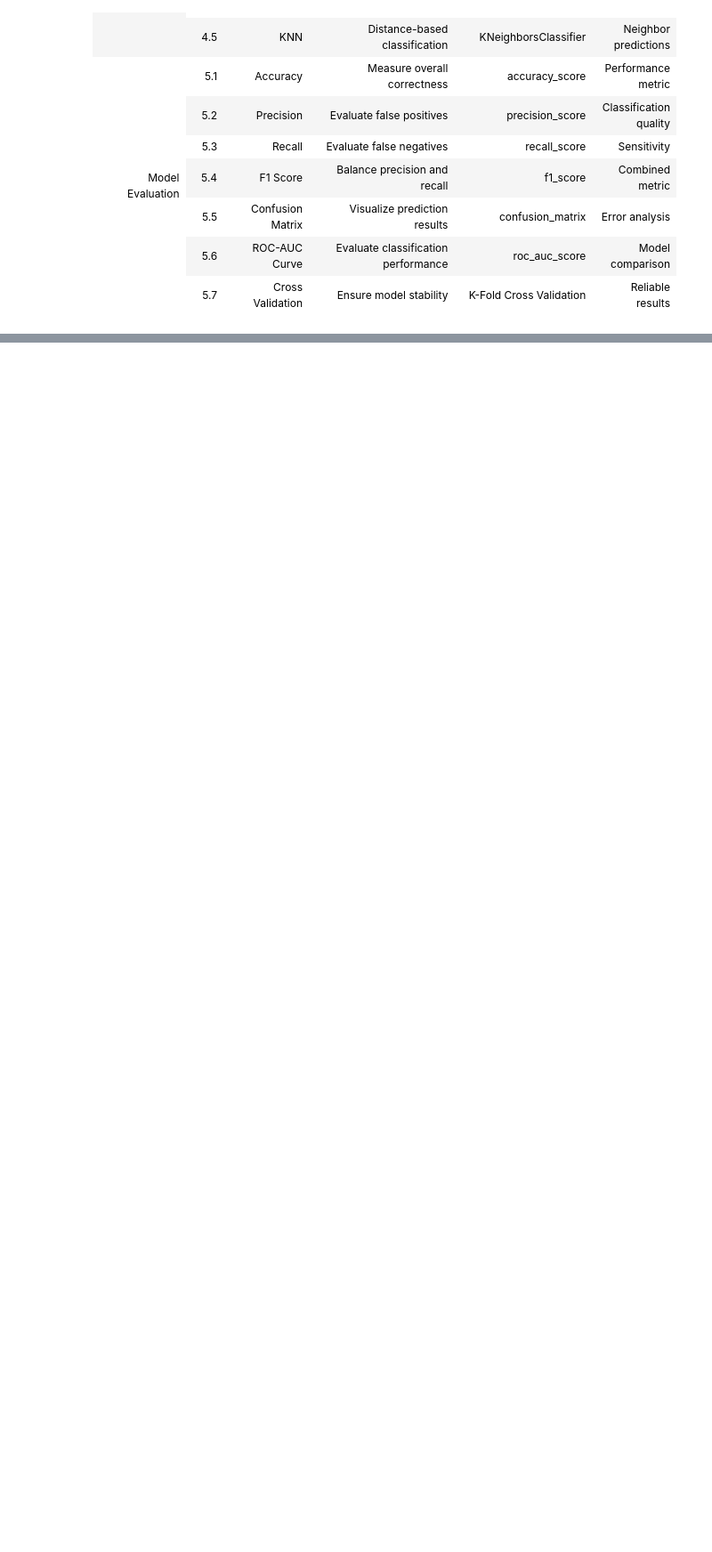
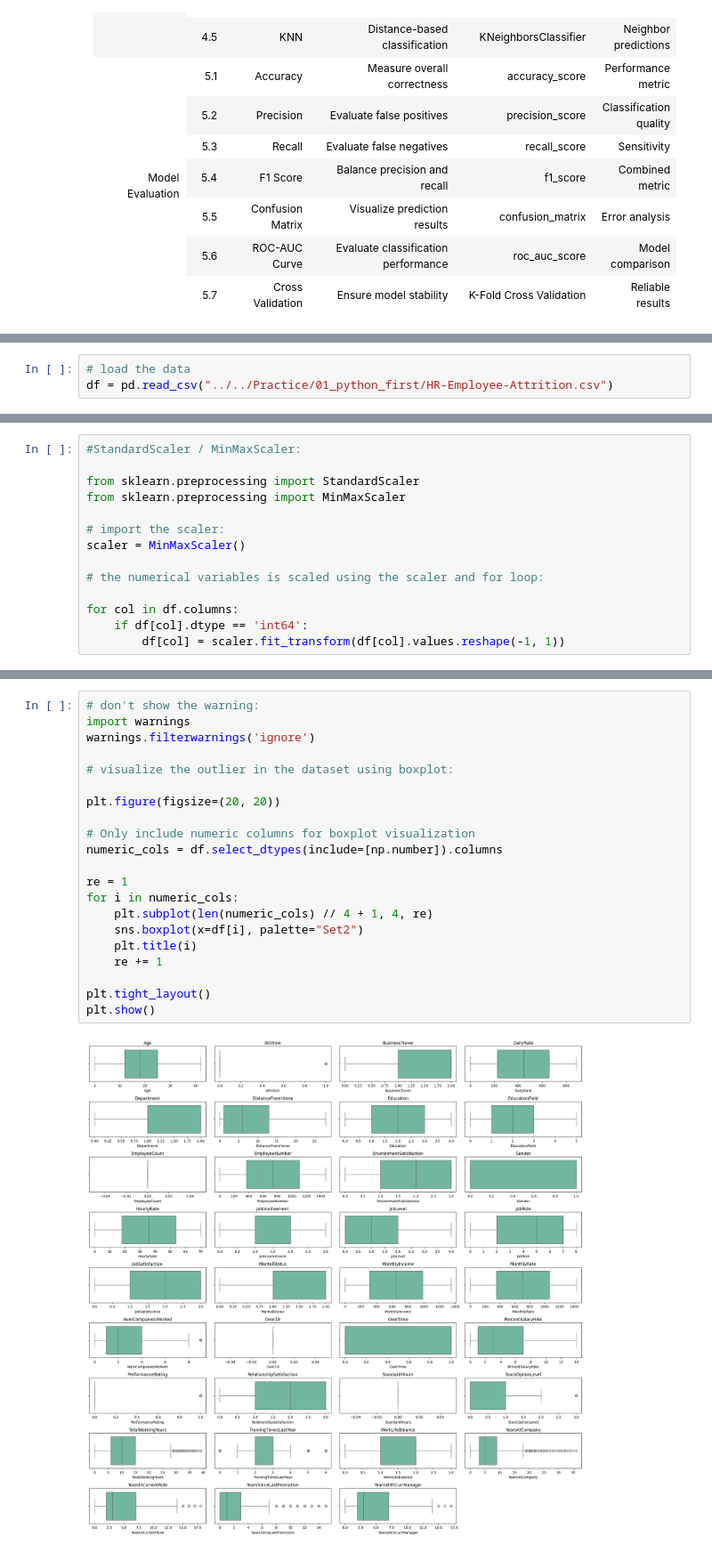
Before and after one commit to misbahkhattak718-pixel/Mentorship-Program--Devsil, a Jupyter notebook: Weekly Mini Projects/Week 7/HR-Employee-Attrition.ipynb, the cells around one changed output, grey strips where cells are left out. Shown at 89% size. Drawn from its saved outputs; the diff is of its cells as text; blank space fills up the shorter version.

```diff
--- a/Weekly Mini Projects/Week 7/HR-Employee-Attrition.ipynb
+++ b/Weekly Mini Projects/Week 7/HR-Employee-Attrition.ipynb
@@ -440,0 +498,3 @@ Workforce planning
+# %%
+# load the data
+df = pd.read_csv("../../Practice/01_python_first/HR-Employee-Attrition.csv")
@@ -440,0 +762,14 @@ Workforce planning
+# %%
+#StandardScaler / MinMaxScaler:
+
+from sklearn.preprocessing import StandardScaler
+from sklearn.preprocessing import MinMaxScaler
+
+# import the scaler:
+scaler = MinMaxScaler()
+
+# the numerical variables is scaled using the scaler and for loop:
+
+for col in df.columns:
+    if df[col].dtype == 'int64':
+        df[col] = scaler.fit_transform(df[col].values.reshape(-1, 1))
@@ -440,0 +785,23 @@ Workforce planning
+# %%
+# don't show the warning:
+import warnings
+warnings.filterwarnings('ignore')
+
+# visualize the outlier in the dataset using boxplot:
+
+plt.figure(figsize=(20, 20))
+
+# Only include numeric columns for boxplot visualization
+numeric_cols = df.select_dtypes(include=[np.number]).columns
+
+re = 1
+for i in numeric_cols:
+    plt.subplot(len(numeric_cols) // 4 + 1, 4, re)
+    sns.boxplot(x=df[i], palette="Set2")
+    plt.title(i)
+    re += 1
+
+plt.tight_layout()
+plt.show()
+# %% [output]
+[figure, added]
```
Also changed, not shown: parts of 37 cells of this notebook, 1 other file.
